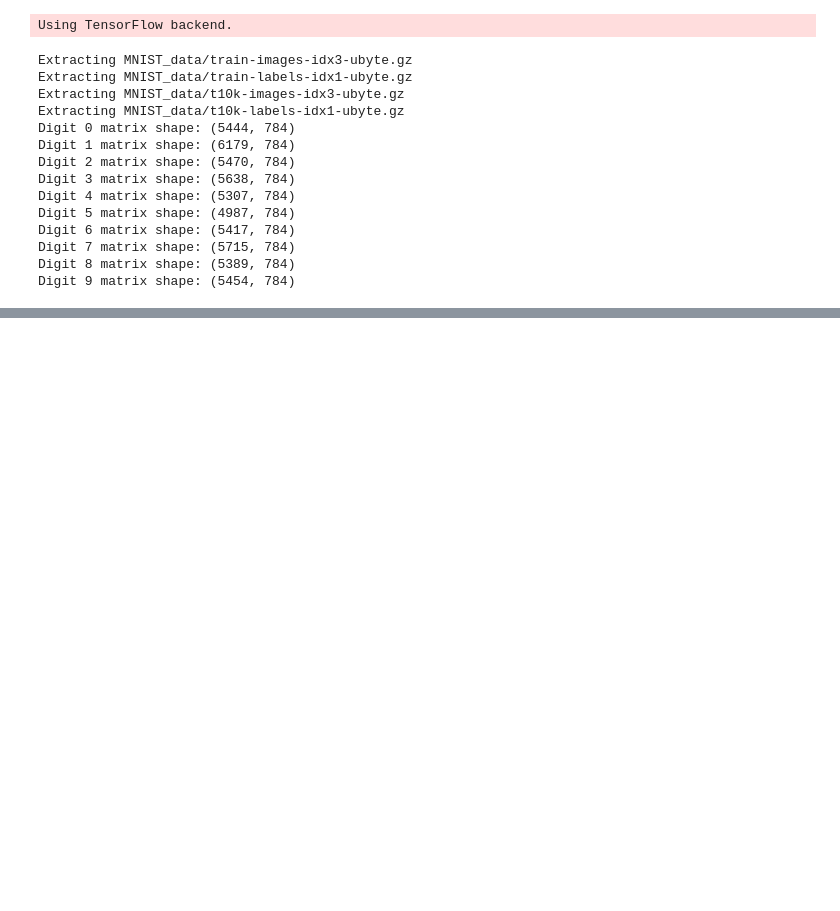
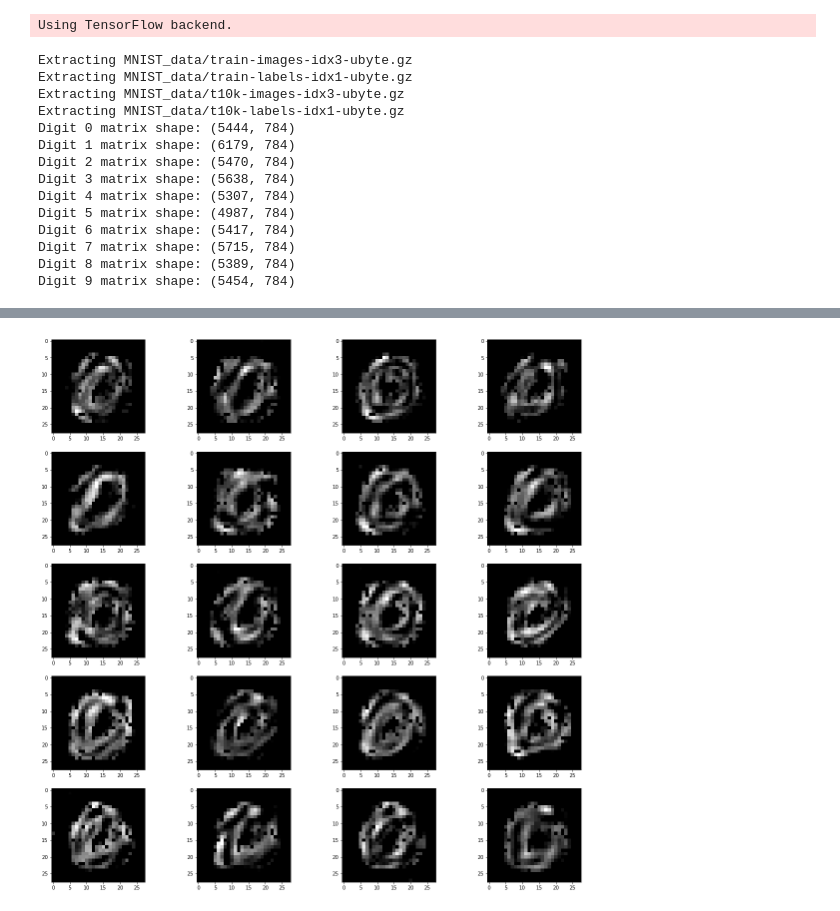
Before and after one commit to Andrewnetwork/DeepLearningInvestigations, a Jupyter notebook: MNIST/SamplingMNISTAutoencoder.ipynb, the cells around one changed output, grey strips where cells are left out. Drawn from its saved outputs; the diff is of its cells as text; code cells hidden in the pictures; blank space fills up the shorter version.

```diff
--- a/MNIST/SamplingMNISTAutoencoder.ipynb
+++ b/MNIST/SamplingMNISTAutoencoder.ipynb
@@ -96,0 +96,12 @@ Epoch 100/100
+# %%
+ae1 = simpleAE(64,784)
+ae1.compile(optimizer='adadelta', loss='mean_squared_error')
+# %%
+history = ae1.fit(digitDict[0], digitDict[0],
+                    epochs=100,
+                    batch_size=20,
+                    shuffle=True,verbose=1)
+# %%
+sampleAE(ae1)
+# %% [output]
+[figure, added]
```
Also changed, not shown: parts of 23 cells of this notebook, 2 other files.
